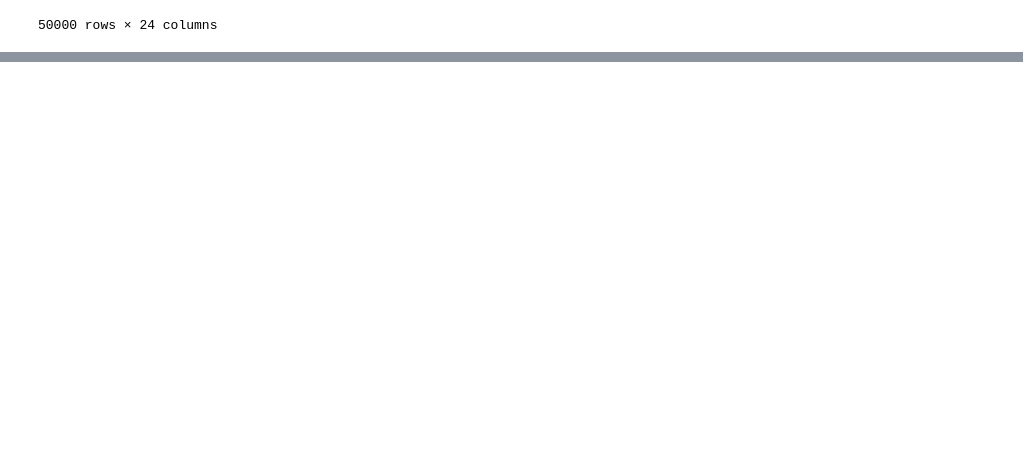
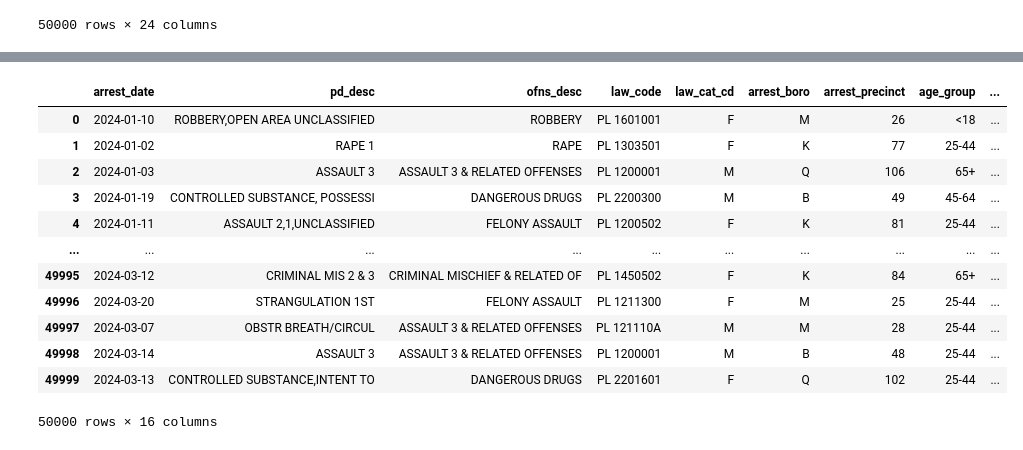
Before and after one commit to amos6224/group5-project1, a Jupyter notebook: group5-project1.ipynb, the cells around one changed output, grey strips where cells are left out. Drawn from its saved outputs; the diff is of its cells as text; code cells hidden in the pictures; blank space fills up the shorter version.

```diff
--- a/group5-project1.ipynb
+++ b/group5-project1.ipynb
@@ -48,0 +99,16 @@ memory usage: 9.2+ MB
+# %%
+original_df
+# %% [output]
+|  | arrest_date | pd_desc | ofns_desc | law_code | law_cat_cd | arrest_boro | arrest_precinct | age_group | ... |
+| 0 | 2024-01-10 | ROBBERY,OPEN AREA UNCLASSIFIED | ROBBERY | PL 1601001 | F | M | 26 | <18 | ... |
+| 1 | 2024-01-02 | RAPE 1 | RAPE | PL 1303501 | F | K | 77 | 25-44 | ... |
+| 2 | 2024-01-03 | ASSAULT 3 | ASSAULT 3 & RELATED OFFENSES | PL 1200001 | M | Q | 106 | 65+ | ... |
+| 3 | 2024-01-19 | CONTROLLED SUBSTANCE, POSSESSI | DANGEROUS DRUGS | PL 2200300 | M | B | 49 | 45-64 | ... |
+| 4 | 2024-01-11 | ASSAULT 2,1,UNCLASSIFIED | FELONY ASSAULT | PL 1200502 | F | K | 81 | 25-44 | ... |
+| ... | ... | ... | ... | ... | ... | ... | ... | ... | ... |
+| 49995 | 2024-03-12 | CRIMINAL MIS 2 & 3 | CRIMINAL MISCHIEF & RELATED OF | PL 1450502 | F | K | 84 | 65+ | ... |
+| 49996 | 2024-03-20 | STRANGULATION 1ST | FELONY ASSAULT | PL 1211300 | F | M | 25 | 25-44 | ... |
+| 49997 | 2024-03-07 | OBSTR BREATH/CIRCUL | ASSAULT 3 & RELATED OFFENSES | PL 121110A | M | M | 28 | 25-44 | ... |
+| 49998 | 2024-03-14 | ASSAULT 3 | ASSAULT 3 & RELATED OFFENSES | PL 1200001 | M | B | 48 | 25-44 | ... |
+| 49999 | 2024-03-13 | CONTROLLED SUBSTANCE,INTENT TO | DANGEROUS DRUGS | PL 2201601 | F | Q | 102 | 25-44 | ... |
+50000 rows × 16 columns
```
Also changed, not shown: parts of 16 cells of this notebook, 3 other files.
